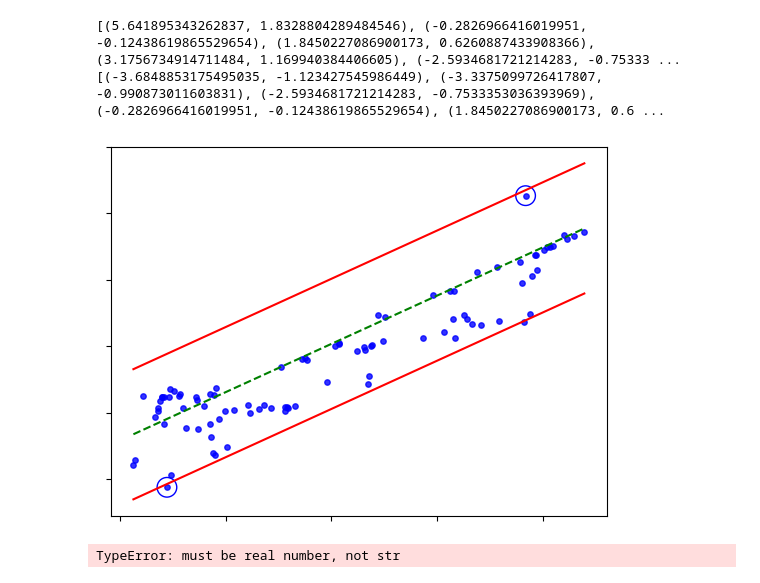
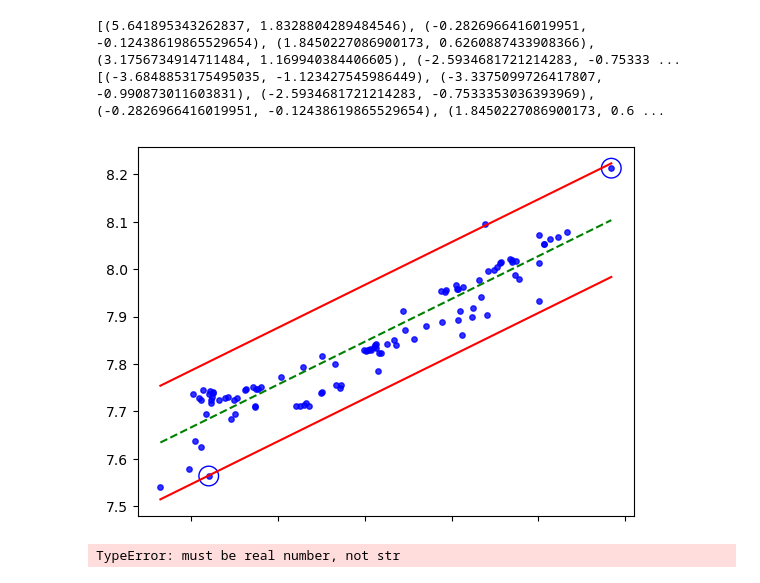
Before and after one commit to asif-saad/Analysis-of-Ocean-Climate, a Jupyter notebook: main.ipynb, the cells around one changed output. Cells and saved outputs as stored; diff of their text form; code cells hidden in the pictures.

Commit message:
completed visual for linear ph25c

```diff
--- a/main.ipynb
+++ b/main.ipynb
@@ -1653,9 +1653,10 @@ plt.show()
 [(5.641895343262837, 1.8328804289484546), (-0.2826966416019951, -0.12438619865529654), (1.8450227086900173, 0.6260887433908366), (3.1756734914711484, 1.169940384406605), (-2.5934681721214283, -0.75333 ...
 [(-3.6848853175495035, -1.123427545986449), (-3.3375099726417807, -0.990873011603831), (-2.5934681721214283, -0.7533353036393969), (-0.2826966416019951, -0.12438619865529654), (1.8450227086900173, 0.6 ...
 # %%
+epsilon=0.12
 pca = PCA(n_components=1)
 train,test = train_test_split(val,
-                            random_state=20,
+                            random_state=100,
                             test_size=0.005,
                             train_size=0.01)
 
@@ -1701,6 +1702,8 @@ x=x_train1[sv_index]
 sv_index_x = pca.fit_transform(x)
 sv_index_y=y_train1[sv_index]
 
+sv_index_y=sc_y.inverse_transform(sv_index_y.reshape(-1,1))
+
 
 
 
@@ -1712,6 +1715,7 @@ y_test1=sv_index_y
 # prediction function and prediction data
 y_pred=regressor.predict(x_test1)
 y_pred=np.reshape(y_pred,(y_pred.shape[0],1))
+y_pred=sc_y.inverse_transform(y_pred)
 ind=np.random.randint(0,x_test1.shape[0],size=30)
 pred_x=x_test1[ind]
 # pred_y=y_pred[ind]
@@ -1731,7 +1735,6 @@ train_y=y_train1[ind]
 
 
 
-epsilon=0.98
 # plot
 # fig,ax = plt.subplots(1, 1,figsize=(8, 5.2))
 # ax.scatter(y_test1, pred_y, cmap='K', edgecolor='b',linewidth='0.5',alpha=1, label='testing points',marker='o', s=12)
@@ -1740,7 +1743,7 @@ epsilon=0.98
 # ax.set_xlabel('Observed Area(km $^{2}$)',fontsize=14)
 # ax.set_ylabel('Simulated Area(km $^{2}$)',fontsize=14)
 # ax.set_xlim([min(y_test1)-100, max(y_test1)+100])
-# ax.set_ylim([min(y_test1)-100, max(y_test1)+100])
+# plt.set_ylim([min(y_test1)-100, max(y_test1)+100])
 
 # find support vectors
 positive_instances=[]
@@ -1748,9 +1751,9 @@ negative_instances=[]
 
 for i in range(x_test1.shape[0]):
     if  ((y_test1[i]-pred_y[i]>0) and (y_test1[i]-pred_y[i]<=epsilon))==True:
-        positive_instances.append([y_test1[i]-pred_y[i],[float(x_test1[i]),y_test1[i]]])
+        positive_instances.append([y_test1[i]-pred_y[i],[float(x_test1[i]),float(y_test1[i])]])
     elif ((y_test1[i]-pred_y[i]<0) and (y_test1[i]-pred_y[i]<=epsilon))==True:
-        negative_instances.append([y_test1[i]-pred_y[i],[float(x_test1[i]),y_test1[i]]])
+        negative_instances.append([y_test1[i]-pred_y[i],[float(x_test1[i]),float(y_test1[i])]])
 
 # len(positive_instances)+len(negative_instances)
 
@@ -1764,11 +1767,9 @@ negative_support_vector=sort_negative[0][1]
 
 model_support_vectors=np.stack((positive_support_vector,negative_support_vector),axis=-1)
 # # visualize the data-set
-colors = {1:'r',-1:'b'}
 fig = plt.figure()
 ax = fig.add_subplot(1,1,1)
 ax.set_xticklabels([])
-ax.set_yticklabels([])
 plt.scatter(x_test1,y_test1,marker='o',c='b',s=15,alpha=0.8)
 
 # # plot support vectors
@@ -1786,34 +1787,34 @@ hyp_x_max = datarange[1]
 
 
 
 for i in range(x_test1.shape[0]):
     if(hyp_x_min==x_test1[i]):
         psv1=pred_y[i]+epsilon
         break
 
 
 for i in range(x_test1.shape[0]):
     if(hyp_x_max==x_test1[i]):
         psv2=pred_y[i]+epsilon
         break
 ax.plot([hyp_x_min,hyp_x_max],[psv1,psv2], 'r')
 
 # (w.x+b) = -epsilon
 # negative support vector hyperplane
 nsv1 = psv1-2*epsilon
 nsv2 = psv2-2*epsilon
 ax.plot([hyp_x_min,hyp_x_max],[nsv1,nsv2], 'r')
 
 # # (w.x+b) = 0
 # # positive support vector hyperplane
 db1 = psv1-epsilon
 db2 = psv2-epsilon
 ax.plot([hyp_x_min,hyp_x_max],[db1,db2], 'g--',linewidth=1.5)
 
 
 plt.show()
 # %% [output]
-[figure, old version]
+[figure, new version]
 # %%
 pca = PCA(n_components=1)
 train,test = train_test_split(val,
```
